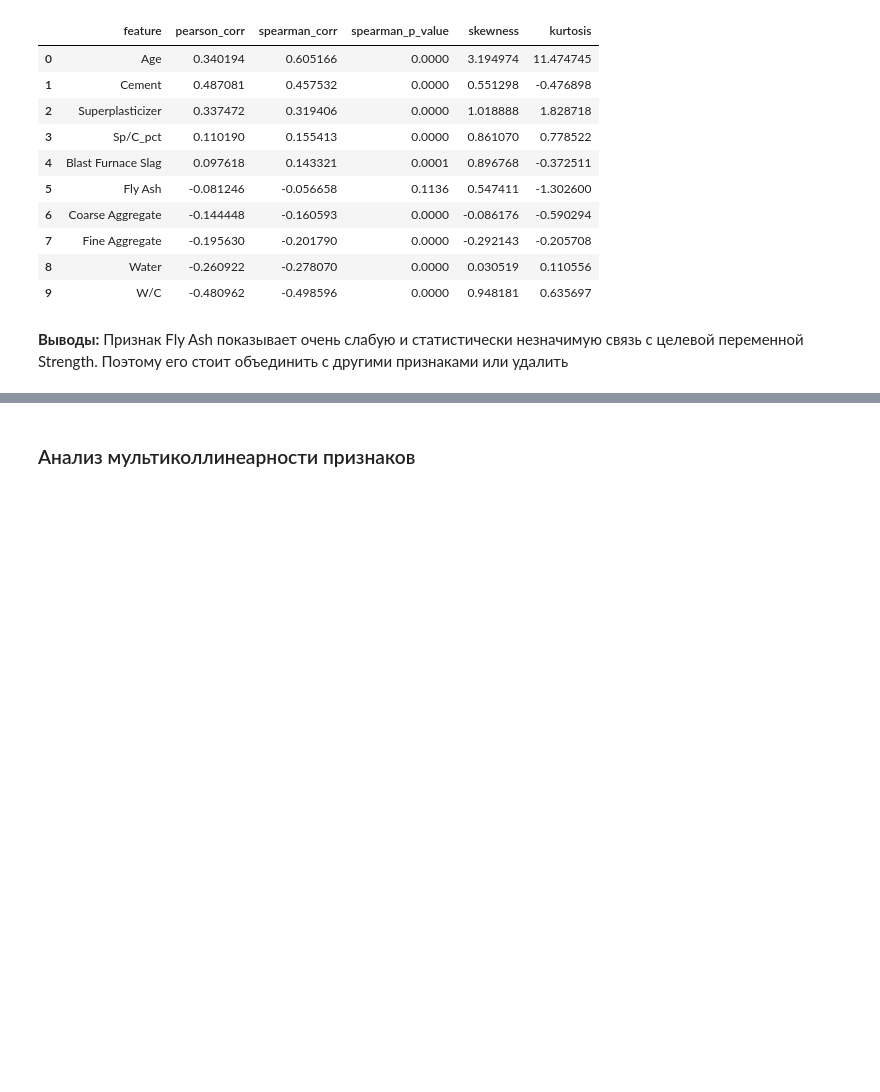
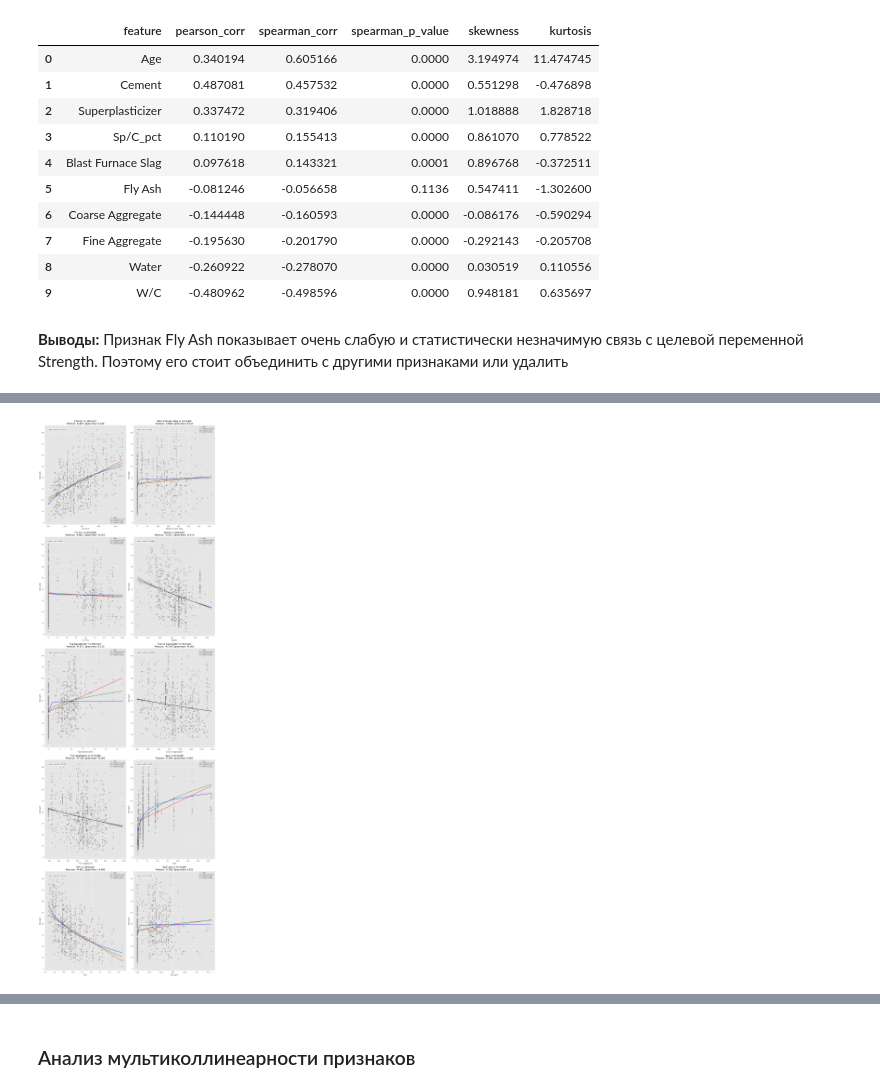
Before and after one commit to ProninPV/ml-regression_concrete-strength, a Jupyter notebook: notebooks/03_Data_loading_and_preprocessing.ipynb, the cells around one changed output, grey strips where cells are left out. Saved outputs shown, nothing was run; the diff lists cells and outputs as text; code cells hidden in the pictures; blank space fills up the shorter version.

```diff
--- a/notebooks/03_Data_loading_and_preprocessing.ipynb
+++ b/notebooks/03_Data_loading_and_preprocessing.ipynb
@@ -243,10 +260,12 @@ ml_utils.visualize_feature_analysis(df_corr_target)
 # %%
-# Визуализируем тренды зависимостей таргета от признаков
-df_trend_results = ml_utils.plot_feature_trends(df_train_feat,
-                                                config,
-                                                target='Strength',
-                                                figsize=(16, 50),
-                                                alpha=0.25)
+#
+df_trend_results = engineer.plot_feature_trends_orchestrator(df_train_feat,
+                                                             config,
+                                                             target='Strength',
+                                                             figsize=(16, 50),
+                                                             alpha=0.25)
+# %% [output]
+[figure, added]
 # %%
 # Выводим датасет преобразований признаков и значений R2
 df_trend_results
```
Also changed, not shown: parts of 5 cells of this notebook, 12 other files.
